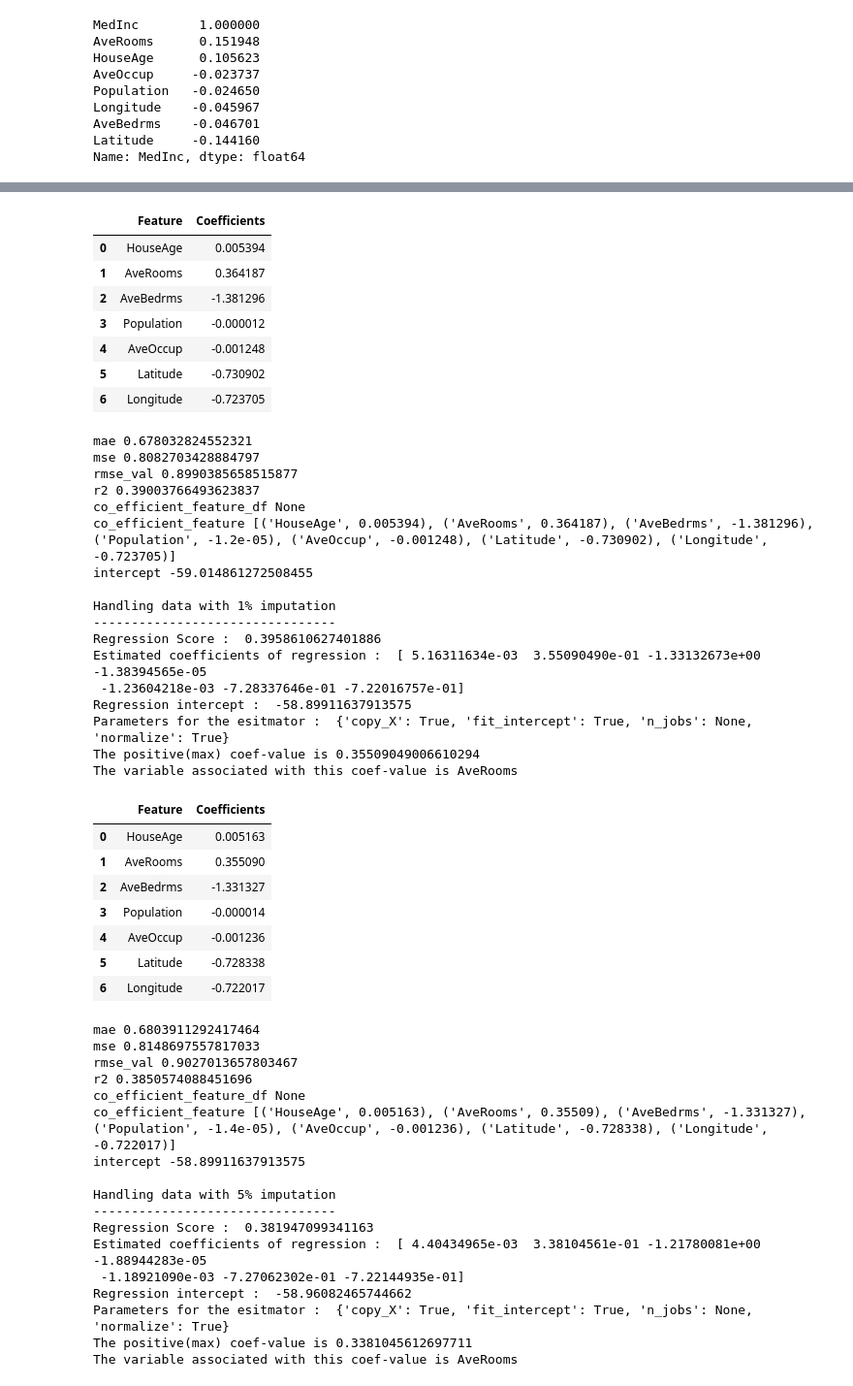
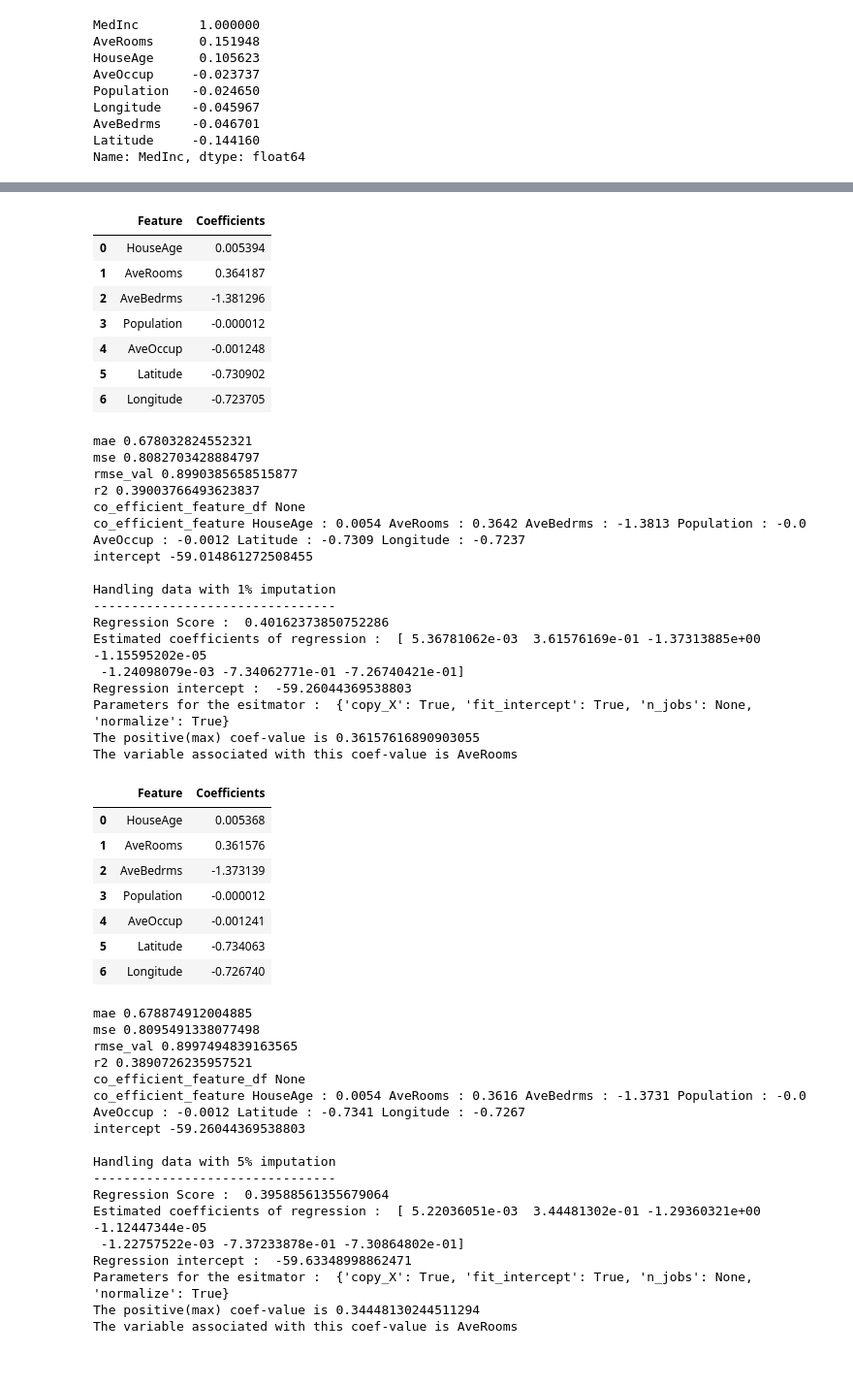
Before and after one commit to ngupta23/ds7333_qtw, a Jupyter notebook: case_study_5/analysis/bhuvana/MissingDataAnalysis_cs5.ipynb, the cells around one changed output, grey strips where cells are left out. Shown at 97% size. Saved outputs shown, nothing was run; the diff lists cells and outputs as text; code cells hidden in the pictures.

Commit message:
Table formatted for better feature coeff display

```diff
--- a/case_study_5/analysis/bhuvana/MissingDataAnalysis_cs5.ipynb
+++ b/case_study_5/analysis/bhuvana/MissingDataAnalysis_cs5.ipynb
@@ -177,6 +177,14 @@ def print_model_params(reg,df):
     #max_var = max(reg.coef_, key=abs) # ABS Max
     var_index = reg.coef_.tolist().index(max_var)
     print('The variable associated with this coef-value is {}'.format(df.columns[var_index+1]))
+# %%
+def get_printStr(feature,coeff):
+    s=[]
+    for i in range(len(feature)):
+        s.append(feature[i]+" : "+str(coeff[i]))
+    s1 = " ".join(s)
+    return s1
+#get_printStr(["a","b","c","d"],[1.0,2.3,3.0,4.4])
 # %%
 def get_all_error_calc(model,X_test,Y_test,colNames):
     result = {}
@@ -194,7 +202,9 @@ def get_all_error_calc(model,X_test,Y_test,colNames):
     result["r2"]=r2
     coeff_feat_df=pd.DataFrame({"Feature":feature,"Coefficients":coeff})
     result["co_efficient_feature_df"] = display(HTML(coeff_feat_df.to_html()))
-    result["co_efficient_feature"]=list(zip(feature,np.round_(coeff, decimals = 6)))
+    cf_list = list(zip(feature,np.round_(coeff, decimals = 4)))
+    cf_str = get_printStr(feature,np.round_(coeff, decimals = 4))
+    result["co_efficient_feature"]= cf_str #'\n'.join(map(str, cf_list)) #print(*cf_list, sep = "\n")
     #result["features"] = feature
     result["intercept"]=intercept
     for k, v in result.items():
@@ -232,7 +242,7 @@ def run_all_model(imputed_df_dict,df):
     return model_result
 # %%
 def get_model_result_df(model_result):
-    cols = ["data","imputation","mae","mse","rmse","r2","mae_diff","mse_diff","rmse_diff","r2_diff","coefficient_features","intercept"]
+    cols = ["data_imputation_percent","missing_type","mae","mse","rmse","r2","mae_diff","mse_diff","rmse_diff","r2_diff","features_coefficient","intercept"]
     df_index = range(len(model_result))
     result_df = pd.DataFrame(columns=cols, index=df_index)
     indx=0
@@ -248,7 +258,7 @@ def get_model_result_df(model_result):
         intercept = result["intercept"]
         keyVal=["",0]
         if k==0.0:
-            data = "original"
+            data = "original (0%)"
             imputation="none"
             base_mae = mae
             base_mse=mse
@@ -266,8 +276,8 @@ def get_model_result_df(model_result):
             mse_diff = mse-base_mse
             rmse_diff = rmse_val-base_rmse_val
             r2_diff = r2-base_r2
-        result_df.loc[indx].data = data
-        result_df.loc[indx].imputation = imputation
+        result_df.loc[indx].data_imputation_percent = data
+        result_df.loc[indx].missing_type = imputation
         result_df.loc[indx].mae = mae
         result_df.loc[indx].mse = mse
         result_df.loc[indx].rmse = rmse_val
@@ -276,7 +286,7 @@ def get_model_result_df(model_result):
         result_df.loc[indx].mse_diff = round(mse_diff,4)
         result_df.loc[indx].rmse_diff = round(rmse_diff,4)
         result_df.loc[indx].r2_diff = round(r2_diff,4)
-        result_df.loc[indx].coefficient_features = coeff_features
+        result_df.loc[indx].features_coefficient = coeff_features
         result_df.loc[indx].intercept = intercept
 
         #pd.DataFrame({"Feature":X_train.columns.tolist(),"Coefficients":logreg.coef_[0]})
@@ -317,13 +327,13 @@ def get_mcar_imputed_df(impute_fractions,housing_df,impute_variable,impute_with=
             #print("Std.Dev",statistics.stdev(imputed_data[impute_variable]))
 
             imputed_data = imputed_data.sort_index()
-            imputed_df["mcar-"+str(percent)] = imputed_data
+            imputed_df["MCAR-"+str(percent)] = imputed_data
             #imputed_df.append(imputed_data)
     return imputed_df
 # %%
 #Evaluating Case 1 - MIssing completely at random
 mcar_impute_fraction_list = [0.0,0.01,0.05,0.1,0.2,0.33,0.5]
-cols = ["AveRooms"]#cal.columns[1:]
+cols = ["AveBedrms"]#cal.columns[1:]
 #imputed_df_dict = {}
 results = pd.DataFrame()
 for c in cols:
@@ -349,57 +359,57 @@ Imputed value  5.232273838630807
 Percentage Imputed : 50%
 ... (7 lines left out)
 Regression intercept :  -59.014861272508455
 Parameters for the esitmator :  {'copy_X': True, 'fit_intercept': True, 'n_jobs': None, 'normalize': True}
 The positive(max) coef-value is 0.3641874520685189
 The variable associated with this coef-value is AveRooms
 |  | Feature | Coefficients |
 | 0 | HouseAge | 0.005394 |
 | 1 | AveRooms | 0.364187 |
 | 2 | AveBedrms | -1.381296 |
 | 3 | Population | -0.000012 |
 | 4 | AveOccup | -0.001248 |
 | 5 | Latitude | -0.730902 |
 | 6 | Longitude | -0.723705 |
 mae 0.678032824552321
 mse 0.8082703428884797
 rmse_val 0.8990385658515877
 r2 0.39003766493623837
 co_efficient_feature_df None
-co_efficient_feature [('HouseAge', 0.005394), ('AveRooms', 0.364187), ('AveBedrms', -1.381296), ('Population', -1.2e-05), ('AveOccup', -0.001248), ('Latitude', -0.730902), ('Longitude', -0.723705)]
+co_efficient_feature HouseAge : 0.0054 AveRooms : 0.3642 AveBedrms : -1.3813 Population : -0.0 AveOccup : -0.0012 Latitude : -0.7309 Longitude : -0.7237
 intercept -59.014861272508455
 
 Handling data with 1% imputation
 --------------------------------
-Regression Score :  0.3958610627401886
-Estimated coefficients of regression :  [ 5.16311634e-03  3.55090490e-01 -1.33132673e+00 -1.38394565e-05
- -1.23604218e-03 -7.28337646e-01 -7.22016757e-01]
-Regression intercept :  -58.89911637913575
+Regression Score :  0.40162373850752286
+Estimated coefficients of regression :  [ 5.36781062e-03  3.61576169e-01 -1.37313885e+00 -1.15595202e-05
+ -1.24098079e-03 -7.34062771e-01 -7.26740421e-01]
+Regression intercept :  -59.26044369538803
 Parameters for the esitmator :  {'copy_X': True, 'fit_intercept': True, 'n_jobs': None, 'normalize': True}
-The positive(max) coef-value is 0.35509049006610294
+The positive(max) coef-value is 0.36157616890903055
 The variable associated with this coef-value is AveRooms
 |  | Feature | Coefficients |
-| 0 | HouseAge | 0.005163 |
-| 1 | AveRooms | 0.355090 |
-| 2 | AveBedrms | -1.331327 |
-| 3 | Population | -0.000014 |
-| 4 | AveOccup | -0.001236 |
-| 5 | Latitude | -0.728338 |
-| 6 | Longitude | -0.722017 |
+| 0 | HouseAge | 0.005368 |
+| 1 | AveRooms | 0.361576 |
+| 2 | AveBedrms | -1.373139 |
+| 3 | Population | -0.000012 |
+| 4 | AveOccup | -0.001241 |
+| 5 | Latitude | -0.734063 |
+| 6 | Longitude | -0.726740 |
-mae 0.6803911292417464
-mse 0.8148697557817033
-rmse_val 0.9027013657803467
-r2 0.3850574088451696
+mae 0.678874912004885
+mse 0.8095491338077498
+rmse_val 0.8997494839163565
+r2 0.3890726235957521
 co_efficient_feature_df None
-co_efficient_feature [('HouseAge', 0.005163), ('AveRooms', 0.35509), ('AveBedrms', -1.331327), ('Population', -1.4e-05), ('AveOccup', -0.001236), ('Latitude', -0.728338), ('Longitude', -0.722017)]
-intercept -58.89911637913575
+co_efficient_feature HouseAge : 0.0054 AveRooms : 0.3616 AveBedrms : -1.3731 Population : -0.0 AveOccup : -0.0012 Latitude : -0.7341 Longitude : -0.7267
+intercept -59.26044369538803
 
 Handling data with 5% imputation
 --------------------------------
-Regression Score :  0.381947099341163
-Estimated coefficients of regression :  [ 4.40434965e-03  3.38104561e-01 -1.21780081e+00 -1.88944283e-05
- -1.18921090e-03 -7.27062302e-01 -7.22144935e-01]
-Regression intercept :  -58.96082465744662
+Regression Score :  0.39588561355679064
+Estimated coefficients of regression :  [ 5.22036051e-03  3.44481302e-01 -1.29360321e+00 -1.12447344e-05
+ -1.22757522e-03 -7.37233878e-01 -7.30864802e-01]
+Regression intercept :  -59.63348998862471
 Parameters for the esitmator :  {'copy_X': True, 'fit_intercept': True, 'n_jobs': None, 'normalize': True}
-The positive(max) coef-value is 0.3381045612697711
+The positive(max) coef-value is 0.34448130244511294
 The variable associated with this coef-value is AveRooms
 |  | Feature | Coefficients |
```
Also changed, not shown: parts of 8 cells of this notebook.
